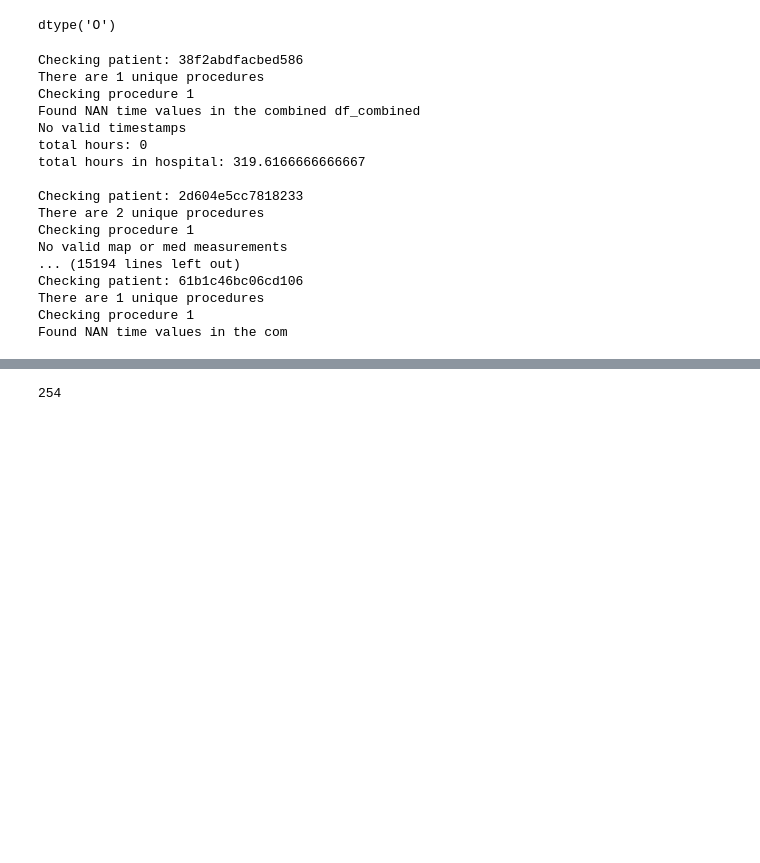
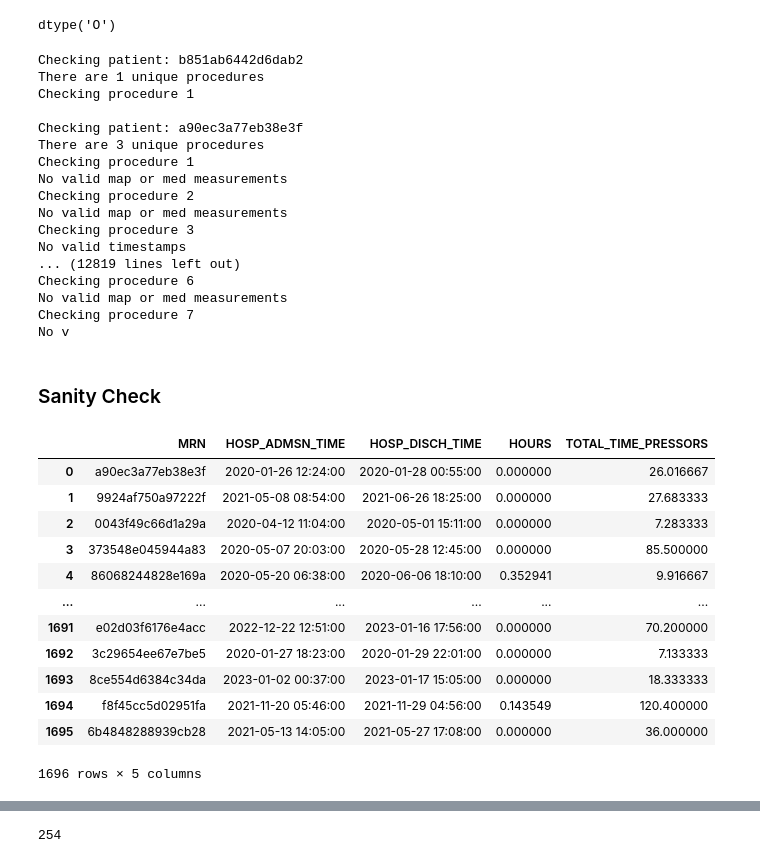
Before and after one commit to Priyankas007/mover_pressors, a Jupyter notebook: pressor_map_new.ipynb, the cells around one changed output, grey strips where cells are left out. Cells and saved outputs as stored; diff of their text form; code cells hidden in the pictures; blank space fills up the shorter version.

```diff
--- a/pressor_map_new.ipynb
+++ b/pressor_map_new.ipynb
@@ -116,6 +116,8 @@ for mrn in mrns:
         # Filter medications and maps within the admission period
         df_meds_p = df_meds[df_meds['MRN'] == mrn]
         df_map_p = df_map[df_map['MRN'] == mrn]
+        if len(df_meds_p) < 10:
+            continue
         pmeds = df_meds[(df_meds['MRN'] == mrn) &
                         (df_meds['MED_ACTION_TIME'].between(row['HOSP_ADMSN_TIME'], row['HOSP_DISCH_TIME']))]
         pmaps = df_map[(df_map['MRN'] == mrn) &
@@ -128,18 +130,18 @@ for mrn in mrns:
             continue
 
         # Merge data based on the smaller dataset to minimize merge operations
-        if len(pmeds) > len(pmaps):
-            time_to_use = 'MED_ACTION_TIME'
-            df_combined = pd.merge_asof(pmeds.sort_values('MED_ACTION_TIME').reset_index(drop=True),
+        #if len(pmeds) > len(pmaps):
+        time_to_use = 'MED_ACTION_TIME'
+        df_combined = pd.merge_asof(pmeds.sort_values('MED_ACTION_TIME').reset_index(drop=True),
                                         pmaps.sort_values('RECORDED_TIME').reset_index(drop=True),
-                                        left_on='MED_ACTION_TIME', right_on='RECORDED_TIME', direction='forward') # changed
-                                                                                                                # nearest
-        else:
-            time_to_use = 'RECORDED_TIME'
-            df_combined = pd.merge_asof(pmaps.sort_values('RECORDED_TIME').reset_index(drop=True),
-                                        pmeds.sort_values('MED_ACTION_TIME').reset_index(drop=True),
-                                        left_on='RECORDED_TIME', right_on='MED_ACTION_TIME', direction='backward') # changed
-                                                                                                                    # nearest
+                                        left_on='MED_ACTION_TIME', right_on='RECORDED_TIME', direction='nearest') # changed
+                                                                                                                # nearest # forward
+        #else:
+            #time_to_use = 'RECORDED_TIME'
+            #df_combined = pd.merge_asof(pmaps.sort_values('RECORDED_TIME').reset_index(drop=True),
+                                        #pmeds.sort_values('MED_ACTION_TIME').reset_index(drop=True),
+                                        #left_on='RECORDED_TIME', right_on='MED_ACTION_TIME', direction='nearest') # changed
+                                                                                                                    # nearest # backward
         # Clean merged data
         if len(df_combined[df_combined[['MED_ACTION_TIME', 'RECORDED_TIME']].isna().any(axis=1)]) > 0:
             print("Found NAN time values in the combined df_combined")
@@ -156,6 +158,7 @@ for mrn in mrns:
 
         total_hours = -1
         total_hours_hosp = (row['HOSP_DISCH_TIME'] - row['HOSP_ADMSN_TIME']).total_seconds() / 3600
+        total_time_pressors = (max(df_combined['MED_ACTION_TIME']) - min(df_combined['MED_ACTION_TIME'])).total_seconds() / 3600
         if len(valid_timestamps) == 0:
             print("No valid timestamps")
             total_hours = 0
@@ -164,7 +167,7 @@ for mrn in mrns:
             df_valid = df_combined_cleaned[df_combined_cleaned[time_to_use].isin(valid_timestamps)]
             df_valid['time_diff'] = df_valid[time_to_use].diff().dt.total_seconds() / 3600
             total_hours = df_valid['time_diff'].sum()
-            total_hours /= total_hours_hosp
+            total_hours /= total_time_pressors
 
         # Append the results to the collection
         df_collection.append({
@@ -172,29 +175,35 @@ for mrn in mrns:
             'HOSP_ADMSN_TIME': row['HOSP_ADMSN_TIME'],
             'HOSP_DISCH_TIME': row['HOSP_DISCH_TIME'],
             'HOURS': total_hours,
+            'TOTAL_TIME_PRESSORS': total_time_pressors,
         })
-        print(f'total hours: {total_hours}')
+        print(f'total hours matching criteria: {total_hours}')
         print(f"total hours in hospital: {total_hours_hosp}")
+        print(f"earliest pressor medication time: {min(df_combined['MED_ACTION_TIME'])}")
+        print(f"latest pressor medication time: {max(df_combined['MED_ACTION_TIME'])}")
+        print(f"total hours on pressors: {total_time_pressors}")
 
 
 # Create the final DataFrame
 df_final_hours = pd.DataFrame(df_collection)
-df_final_hours.to_csv('hours_fb_df_new.csv')
+df_final_hours.to_csv('hours_fb_df_new_with_inner_greater10.csv')
 # %% [output]
-Checking patient: 38f2abdfacbed586
+Checking patient: b851ab6442d6dab2
 There are 1 unique procedures
 Checking procedure 1
-Found NAN time values in the combined df_combined
-No valid timestamps
-total hours: 0
-total hours in hospital: 319.6166666666667
 
-Checking patient: 2d604e5cc7818233
-There are 2 unique procedures
+Checking patient: a90ec3a77eb38e3f
+There are 3 unique procedures
 Checking procedure 1
 No valid map or med measurements
-... (15194 lines left out)
-Checking patient: 61b1c46bc06cd106
-There are 1 unique procedures
-Checking procedure 1
-Found NAN time values in the com
+Checking procedure 2
+No valid map or med measurements
+Checking procedure 3
+No valid timestamps
+... (12819 lines left out)
+Checking procedure 6
+No valid map or med measurements
+Checking procedure 7
+No v
+# %% [markdown]
+### Sanity Check
@@ -200,0 +212,16 @@ Found NAN time values in the com
+# %%
+df_hours
+# %% [output]
+|  | MRN | HOSP_ADMSN_TIME | HOSP_DISCH_TIME | HOURS | TOTAL_TIME_PRESSORS |
+| 0 | a90ec3a77eb38e3f | 2020-01-26 12:24:00 | 2020-01-28 00:55:00 | 0.000000 | 26.016667 |
+| 1 | 9924af750a97222f | 2021-05-08 08:54:00 | 2021-06-26 18:25:00 | 0.000000 | 27.683333 |
+| 2 | 0043f49c66d1a29a | 2020-04-12 11:04:00 | 2020-05-01 15:11:00 | 0.000000 | 7.283333 |
+| 3 | 373548e045944a83 | 2020-05-07 20:03:00 | 2020-05-28 12:45:00 | 0.000000 | 85.500000 |
+| 4 | 86068244828e169a | 2020-05-20 06:38:00 | 2020-06-06 18:10:00 | 0.352941 | 9.916667 |
+| ... | ... | ... | ... | ... | ... |
+| 1691 | e02d03f6176e4acc | 2022-12-22 12:51:00 | 2023-01-16 17:56:00 | 0.000000 | 70.200000 |
+| 1692 | 3c29654ee67e7be5 | 2020-01-27 18:23:00 | 2020-01-29 22:01:00 | 0.000000 | 7.133333 |
+| 1693 | 8ce554d6384c34da | 2023-01-02 00:37:00 | 2023-01-17 15:05:00 | 0.000000 | 18.333333 |
+| 1694 | f8f45cc5d02951fa | 2021-11-20 05:46:00 | 2021-11-29 04:56:00 | 0.143549 | 120.400000 |
+| 1695 | 6b4848288939cb28 | 2021-05-13 14:05:00 | 2021-05-27 17:08:00 | 0.000000 | 36.000000 |
+1696 rows × 5 columns
```
Also changed, not shown: parts of 21 cells of this notebook.
